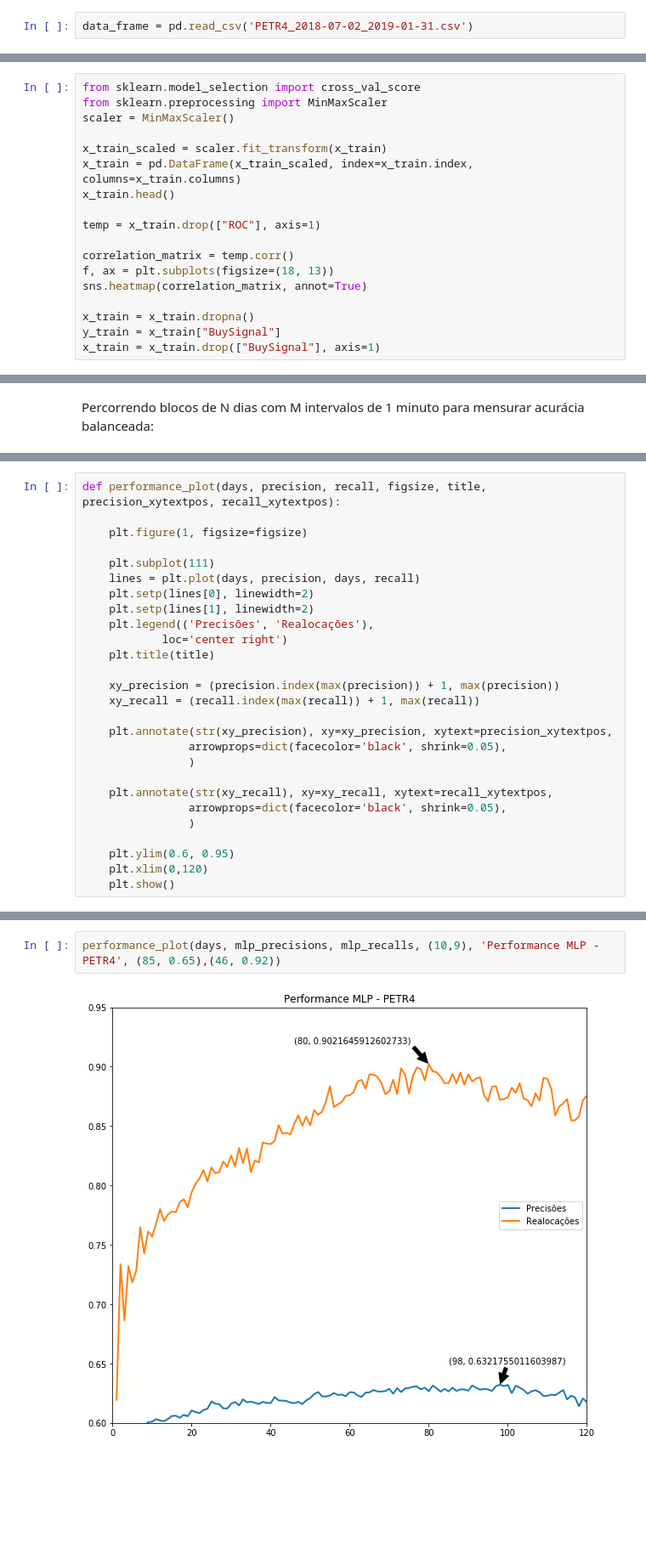
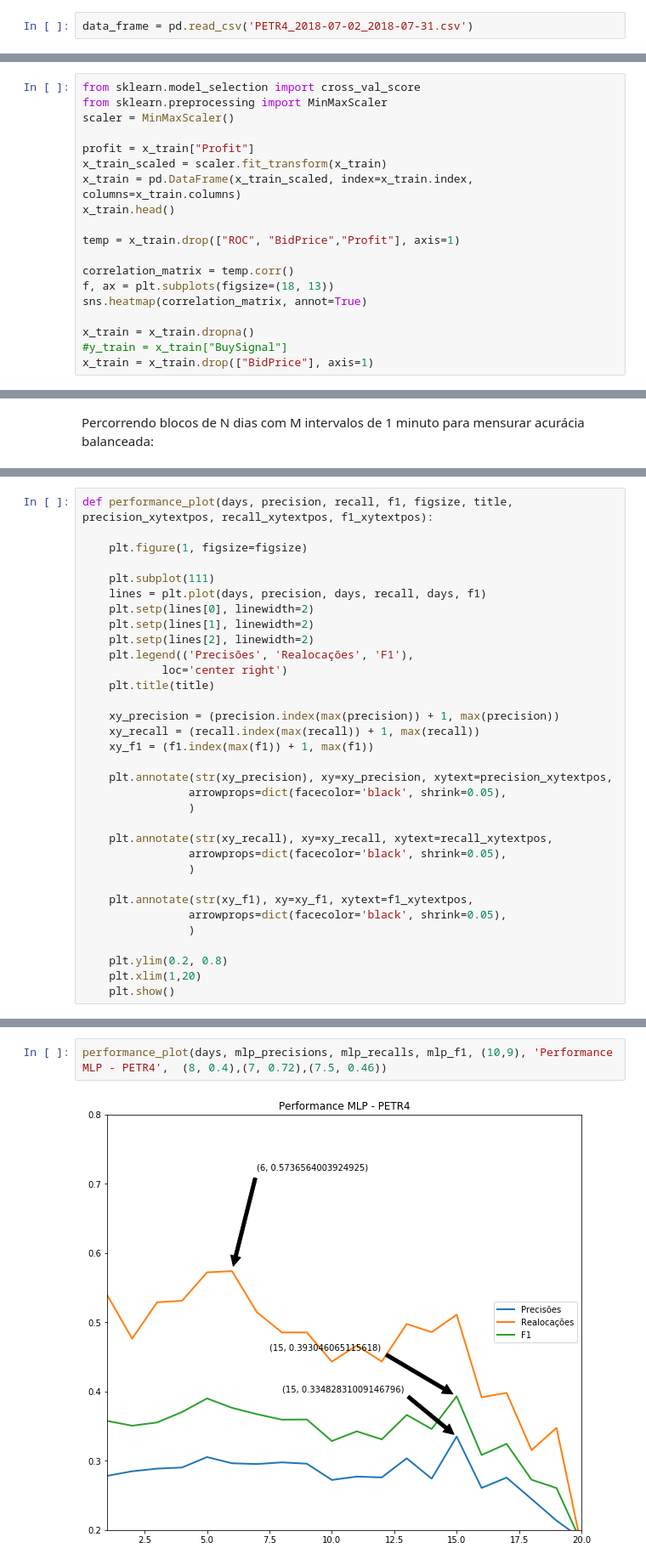
Before and after one commit to lschlee/stock-analysis, a Jupyter notebook: stock-analysis.ipynb, the cells around one changed output, grey strips where cells are left out. Shown at 85% size. Cells and saved outputs as stored; diff of their text form; blank space fills up the shorter version.

Commit message:
Average profit, f1_score, balanced training data

```diff
--- a/stock-analysis.ipynb
+++ b/stock-analysis.ipynb
@@ -14,7 +14,7 @@ from sklearn.linear_model import LogisticRegression
 from sklearn.neural_network import MLPClassifier
 warnings.filterwarnings('ignore')
 # %%
-data_frame = pd.read_csv('PETR4_2018-07-02_2019-01-31.csv')
+data_frame = pd.read_csv('PETR4_2018-07-02_2018-07-31.csv')
 # %%
 data_frame.count()
 # %% [output]
@@ -84,17 +86,18 @@ from sklearn.model_selection import cross_val_score
 from sklearn.preprocessing import MinMaxScaler
 scaler = MinMaxScaler()
 
+profit = x_train["Profit"]
 x_train_scaled = scaler.fit_transform(x_train)
 x_train = pd.DataFrame(x_train_scaled, index=x_train.index, columns=x_train.columns)
 x_train.head()
 
-temp = x_train.drop(["ROC"], axis=1)
+temp = x_train.drop(["ROC", "BidPrice","Profit"], axis=1)
 
 correlation_matrix = temp.corr()
 f, ax = plt.subplots(figsize=(18, 13))
 sns.heatmap(correlation_matrix, annot=True)
 
 x_train = x_train.dropna()
-y_train = x_train["BuySignal"]
-x_train = x_train.drop(["BuySignal"], axis=1)
+#y_train = x_train["BuySignal"]
+x_train = x_train.drop(["BidPrice"], axis=1)
 # %% [output]
@@ -204,18 +244,20 @@ LogReg Average Recall Score: 0.8719457749553639
 # %%
-def performance_plot(days, precision, recall, figsize, title, precision_xytextpos, recall_xytextpos):
+def performance_plot(days, precision, recall, f1, figsize, title, precision_xytextpos, recall_xytextpos, f1_xytextpos):
 
     plt.figure(1, figsize=figsize)
 
     plt.subplot(111)
-    lines = plt.plot(days, precision, days, recall)
+    lines = plt.plot(days, precision, days, recall, days, f1)
     plt.setp(lines[0], linewidth=2)
     plt.setp(lines[1], linewidth=2)
-    plt.legend(('Precisões', 'Realocações'),
+    plt.setp(lines[2], linewidth=2)
+    plt.legend(('Precisões', 'Realocações', 'F1'),
             loc='center right')
     plt.title(title)
 
     xy_precision = (precision.index(max(precision)) + 1, max(precision))
     xy_recall = (recall.index(max(recall)) + 1, max(recall))
+    xy_f1 = (f1.index(max(f1)) + 1, max(f1))
 
     plt.annotate(str(xy_precision), xy=xy_precision, xytext=precision_xytextpos,
                 arrowprops=dict(facecolor='black', shrink=0.05),
@@ -225,7 +267,11 @@ def performance_plot(days, precision, recall, figsize, title, precision_xytextpo
                 arrowprops=dict(facecolor='black', shrink=0.05),
                 )
 
-    plt.ylim(0.6, 0.95)
-    plt.xlim(0,120)
+    plt.annotate(str(xy_f1), xy=xy_f1, xytext=f1_xytextpos,
+                arrowprops=dict(facecolor='black', shrink=0.05),
+                )
+
+    plt.ylim(0.2, 0.8)
+    plt.xlim(1,20)
     plt.show()
 # %%
@@ -235,4 +281,4 @@ performance_plot(days, logreg_precisions, logreg_recalls, (10,9), 'Performance R
 # %%
-performance_plot(days, mlp_precisions, mlp_recalls, (10,9), 'Performance MLP - PETR4', (85, 0.65),(46, 0.92))
+performance_plot(days, mlp_precisions, mlp_recalls, mlp_f1, (10,9), 'Performance MLP - PETR4',  (8, 0.4),(7, 0.72),(7.5, 0.46))
 # %% [output]
-[figure, old version]
+[figure, new version]
```
Also changed, not shown: parts of 9 cells of this notebook.
